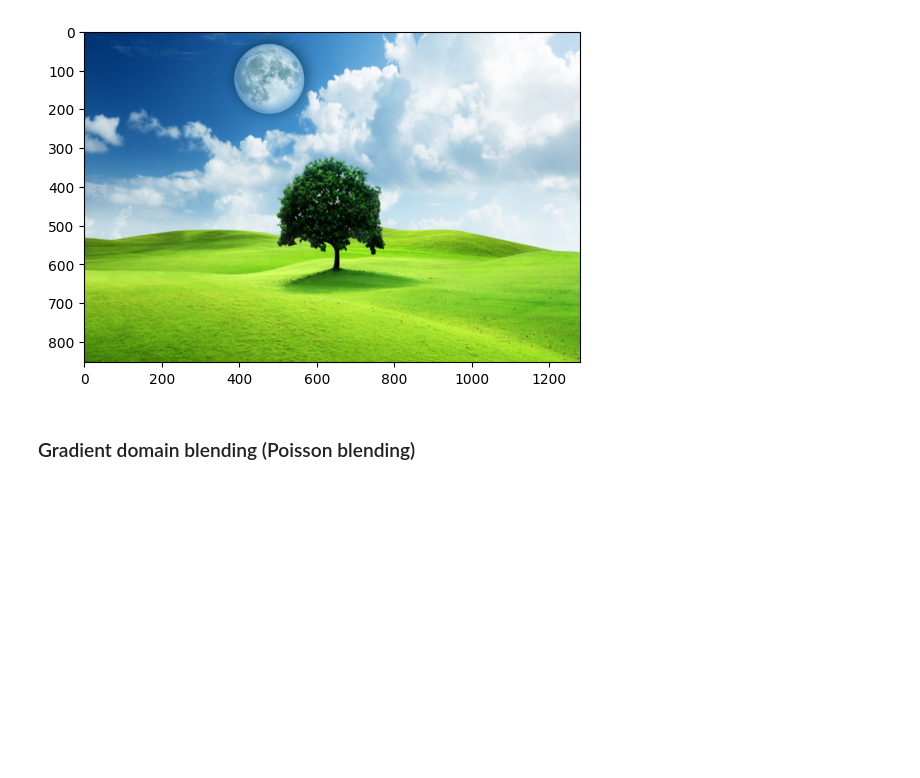
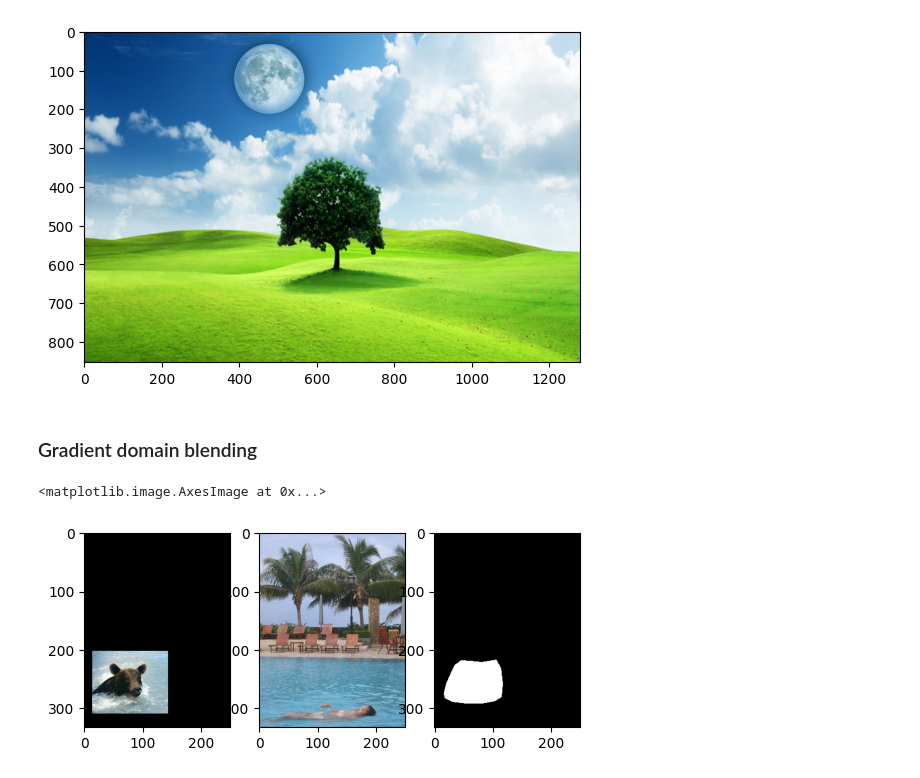
Before and after one commit to chris00234/image_blending_CV, a Jupyter notebook: main.ipynb, the cells around one changed output. Drawn from its saved outputs; the diff is of its cells as text; code cells hidden in the pictures; blank space fills up the shorter version.

Commit message:
poisson blending

```diff
--- a/main.ipynb
+++ b/main.ipynb
@@ -179,4 +179,15 @@ plt.imshow(fn_result)
 <matplotlib.image.AxesImage at 0x...>
 [figure]
 # %% [markdown]
-### Gradient domain blending (Poisson blending)
+### Gradient domain blending
+# %%
+s = cv2.imread('source_01_newsource.png')
+t = cv2.imread('target_01.jpg')
+m = cv2.imread('target_01_mask.png')
+fig, axes = plt.subplots(1,3)
+axes[0].imshow(cv2.cvtColor(s, cv2.COLOR_BGR2RGB))
+axes[1].imshow(cv2.cvtColor(t, cv2.COLOR_BGR2RGB))
+axes[2].imshow(cv2.cvtColor(m, cv2.COLOR_BGR2RGB))
+# %% [output]
+<matplotlib.image.AxesImage at 0x...>
+[figure, added]
```
Also changed, not shown: parts of 5 cells of this notebook, 6 other files.
